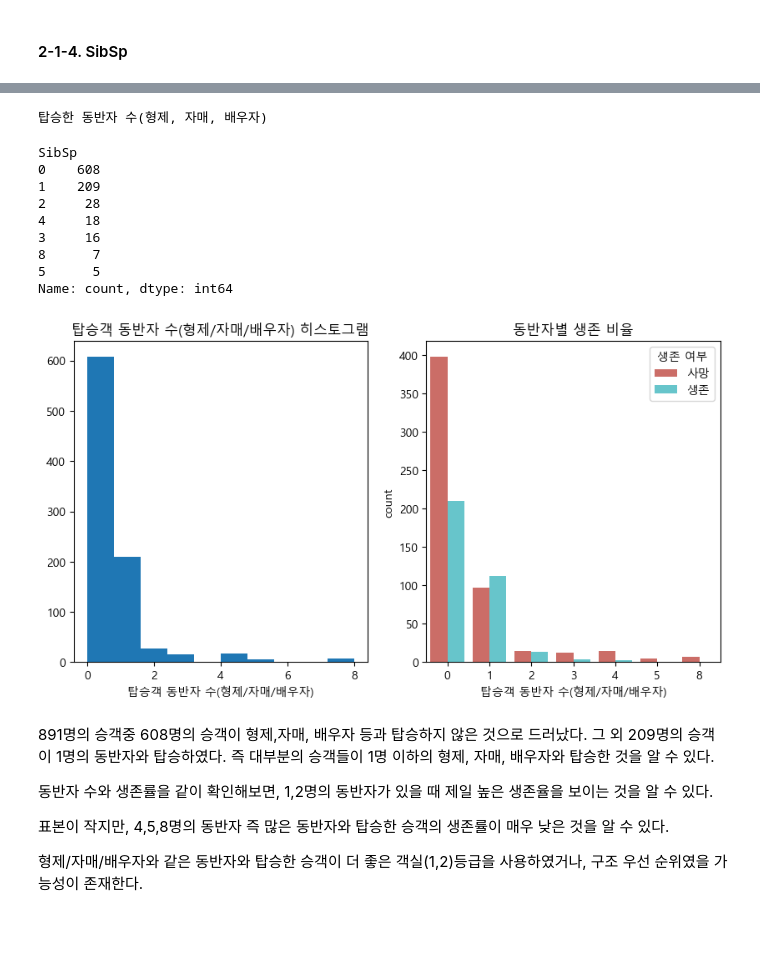
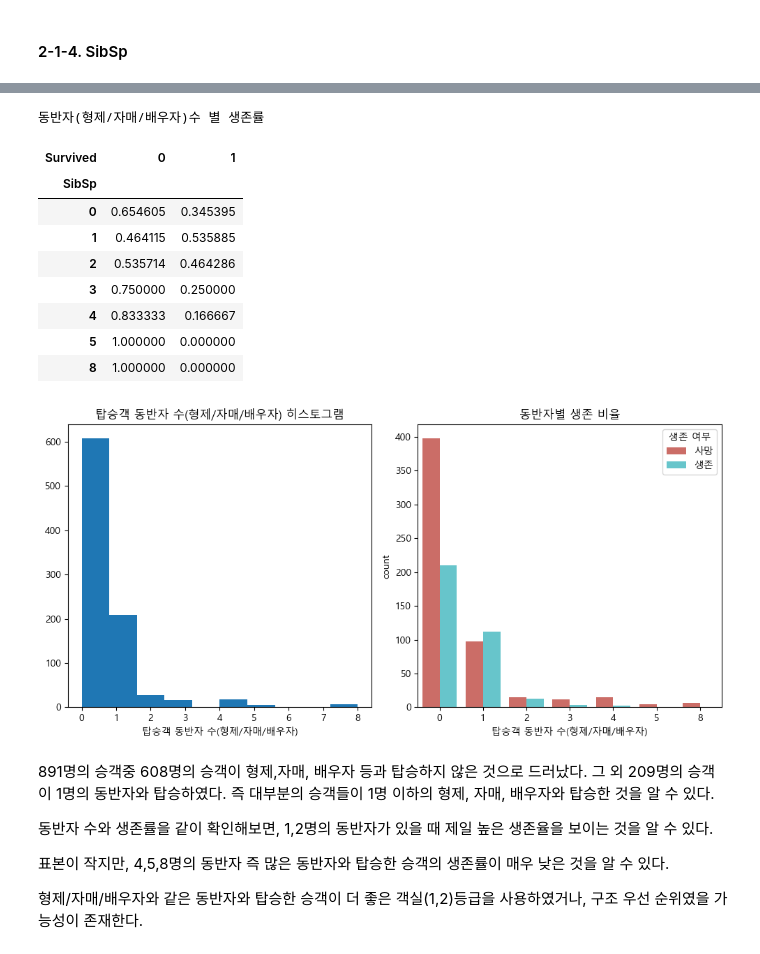
Before and after one commit to jungbin927/Titanic_project, a Jupyter notebook: Titanic_project_2020100381_JB.ipynb, the cells around one changed output, grey strips where cells are left out. Saved outputs shown, nothing was run; the diff lists cells and outputs as text; code cells hidden in the pictures; blank space fills up the shorter version.

```diff
--- a/Titanic_project_2020100381_JB.ipynb
+++ b/Titanic_project_2020100381_JB.ipynb
@@ -285,30 +303,36 @@ plt.show()
+# %%
+survival_by_SibSp = pd.crosstab(df['SibSp'],df['Survived'],  normalize='index').style.background_gradient(cmap='viridis', axis=None)
+
+print("동반자(형제/자매/배우자)수 별 생존률")
+survival_by_SibSp
+# %% [output]
+동반자(형제/자매/배우자)수 별 생존률
+| Survived | 0 | 1 |
+| SibSp |  |  |
+| 0 | 0.654605 | 0.345395 |
+| 1 | 0.464115 | 0.535885 |
+| 2 | 0.535714 | 0.464286 |
+| 3 | 0.750000 | 0.250000 |
+| 4 | 0.833333 | 0.166667 |
+| 5 | 1.000000 | 0.000000 |
+| 8 | 1.000000 | 0.000000 |
 # %%
 f,ax=plt.subplots(1,2,figsize=(10,5))
 ax[0].hist(df['SibSp'])
 ax[0].set_title('탑승객 동반자 수(형제/자매/배우자) 히스토그램')
 ax[0].set_xlabel('탑승객 동반자 수(형제/자매/배우자)')
 
 sns.countplot(data=df, x="SibSp", palette='hls', hue='Survived',ax=ax[1])
 ax[1].set_title('동반자별 생존 비율')
 ax[1].set_xlabel('탑승객 동반자 수(형제/자매/배우자)')
 new_labels = ['사망', '생존']
 handles, _ = ax[1].get_legend_handles_labels()
 ax[1].legend(handles, new_labels, title='생존 여부')
 
-print("탑승한 동반자 수(형제, 자매, 배우자)")
-df['SibSp'].value_counts()
+plt.tight_layout()
+plt.show()
 # %% [output]
-탑승한 동반자 수(형제, 자매, 배우자)
-SibSp
-0    608
-1    209
-2     28
-4     18
-3     16
-8      7
-5      5
-Name: count, dtype: int64
-[figure, old version]
+[figure, new version]
 # %% [markdown]
 891명의 승객중 608명의 승객이 형제,자매, 배우자 등과 탑승하지 않은 것으로 드러났다.
 그 외 209명의 승객이 1명의 동반자와 탑승하였다. 즉 대부분의 승객들이 1명 이하의 형제, 자매, 배우자와 탑승한 것을 알 수 있다.
```
Also changed, not shown: parts of 59 cells of this notebook, 1 other file.
